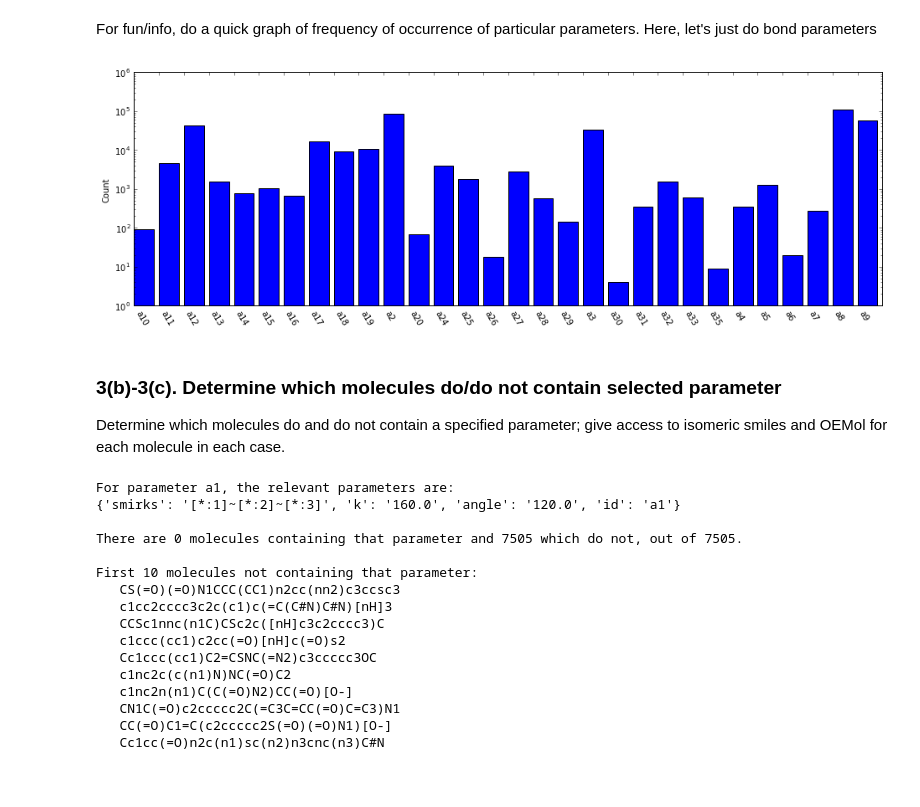
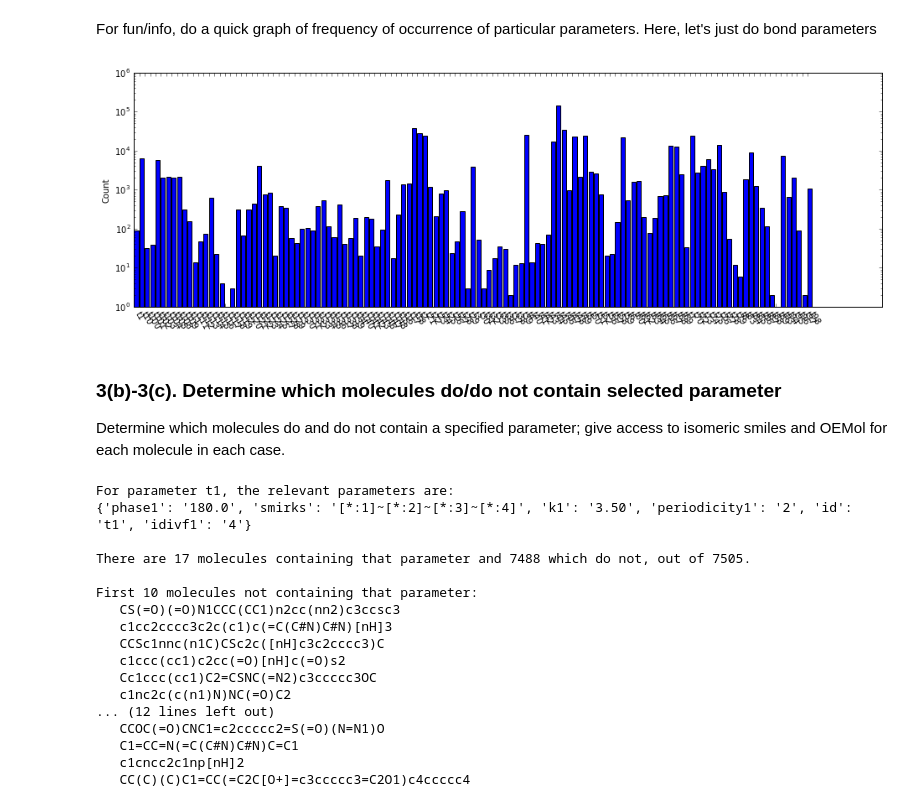
Before and after one commit to openforcefield/openff-toolkit, a Jupyter notebook: examples/smirff99Frosst/parameter_usage.ipynb, the cells around one changed output. Drawn from its saved outputs; the diff is of its cells as text; code cells hidden in the pictures; blank space fills up the shorter version.

Commit message:
The files associated with smirff99Frosst.ffxml, a small-molecule smirff force field based on parm99.dat and parm@Frosst.

```diff
--- a/examples/smirff99Frosst/parameter_usage.ipynb
+++ b/examples/smirff99Frosst/parameter_usage.ipynb
@@ -159,28 +159,28 @@ for param_id in param_ids:
 For fun/info, do a quick graph of frequency of occurrence of particular parameters. Here, let's just do bond parameters
 # %%
 # Graph occurrences of bond parameters
-parm_ids = [ pid for pid in param_ids if pid[0]=='a']
+parm_ids = [ pid for pid in param_ids if pid[0]=='t']
 parm_ids.sort()
 counts_parms = [param_id_counts[parm_id] for parm_id in parm_ids]
 #print( parm_ids)
 #print( counts_parms)
 indices = np.arange(len(parm_ids))
 fix, ax = plt.subplots(1,1,figsize=(16,5))
 rects2 = ax.bar(indices, counts_parms )
 ax.set_ylabel('Count')
 ax.set_xticks( indices)
 ax.set_xticklabels( parm_ids, rotation=-60, ha='left')
 plt.yscale('log', nonposy='clip')
 plt.show()
 # %% [output]
-[figure, old version]
+[figure, new version]
 # %% [markdown]
 ### 3(b)-3(c). Determine which molecules do/do not contain selected parameter
 
 Determine which molecules do and do not contain a specified parameter; give access to isomeric smiles and OEMol for each molecule in each case.
 # %%
 # INPUT: Pick what parameter to look at
-parameter_id = 'a1'
+parameter_id = 't1'
 
 # For info, get details of that parameter
 params = ff.getParameter(paramID=parameter_id)
@@ -205,14 +205,14 @@ print("First 10 molecules not containing that parameter:")
 for i in range(10):
     print("   %s" % mols_wo_param[i][0])
 # Print first 10 molecules containing parameter
-#print("\nFirst 10 molecules containing that parameter:")
-#for i in range(10):
-#    print("   %s" % mols_with_param[i][0])
+print("\nFirst 10 molecules containing that parameter:")
+for i in range(10):
+    print("   %s" % mols_with_param[i][0])
 # %% [output]
-For parameter a1, the relevant parameters are:
-{'smirks': '[*:1]~[*:2]~[*:3]', 'k': '160.0', 'angle': '120.0', 'id': 'a1'}
+For parameter t1, the relevant parameters are:
+{'phase1': '180.0', 'smirks': '[*:1]~[*:2]~[*:3]~[*:4]', 'k1': '3.50', 'periodicity1': '2', 'id': 't1', 'idivf1': '4'}
 
-There are 0 molecules containing that parameter and 7505 which do not, out of 7505.
+There are 17 molecules containing that parameter and 7488 which do not, out of 7505.
 
 First 10 molecules not containing that parameter:
    CS(=O)(=O)N1CCC(CC1)n2cc(nn2)c3ccsc3
@@ -221,10 +221,11 @@ First 10 molecules not containing that parameter:
    c1ccc(cc1)c2cc(=O)[nH]c(=O)s2
    Cc1ccc(cc1)C2=CSNC(=N2)c3ccccc3OC
    c1nc2c(c(n1)N)NC(=O)C2
-   c1nc2n(n1)C(C(=O)N2)CC(=O)[O-]
-   CN1C(=O)c2ccccc2C(=C3C=CC(=O)C=C3)N1
-   CC(=O)C1=C(c2ccccc2S(=O)(=O)N1)[O-]
-   Cc1cc(=O)n2c(n1)sc(n2)n3cnc(n3)C#N
+... (12 lines left out)
+   CCOC(=O)CNC1=c2ccccc2=S(=O)(N=N1)O
+   C1=CC=N(=C(C#N)C#N)C=C1
+   c1cncc2c1np[nH]2
+   CC(C)(C)C1=CC(=C2C[O+]=c3ccccc3=C2O1)c4ccccc4
 # %%
 def DepictMolWithParam( mol, forcefield, param_ID):
     paramOccDict = getMolParamIDToAtomIndex( mol, forcefield)
```
Also changed, not shown: parts of 2 cells of this notebook, 3 other files.
